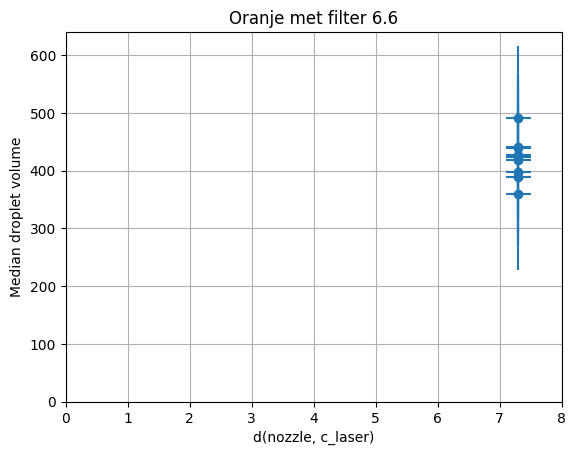
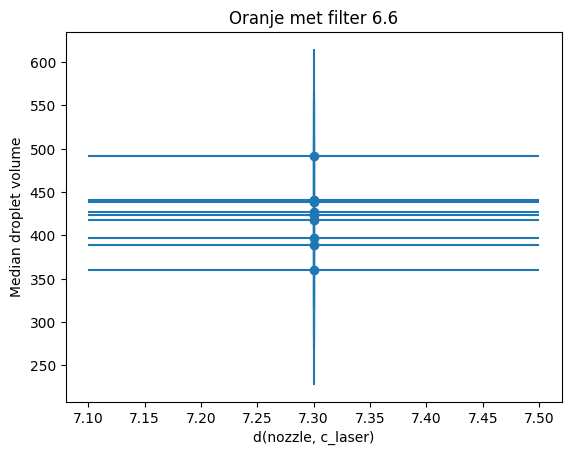
Code edit (unified diff) that turned the first committed figure into the second:
--- before
+++ after
@@ -7,6 +7,2 @@
 plt.ylabel(r"Median droplet volume")
 
-plt.xlim(0, 8)
-plt.ylim(0, 640)
-
-plt.grid(True)

Commit: Update Data-analysis_day3.ipynb